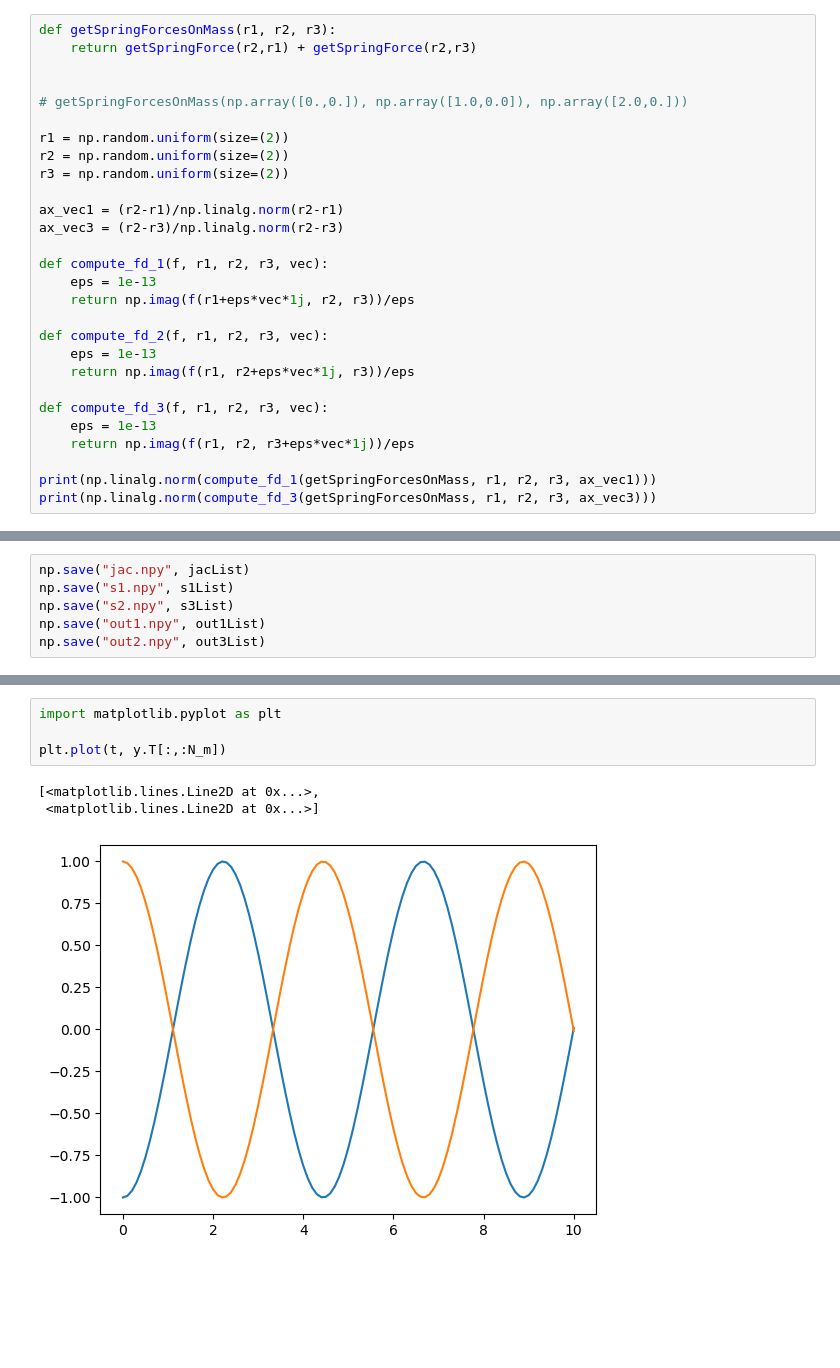
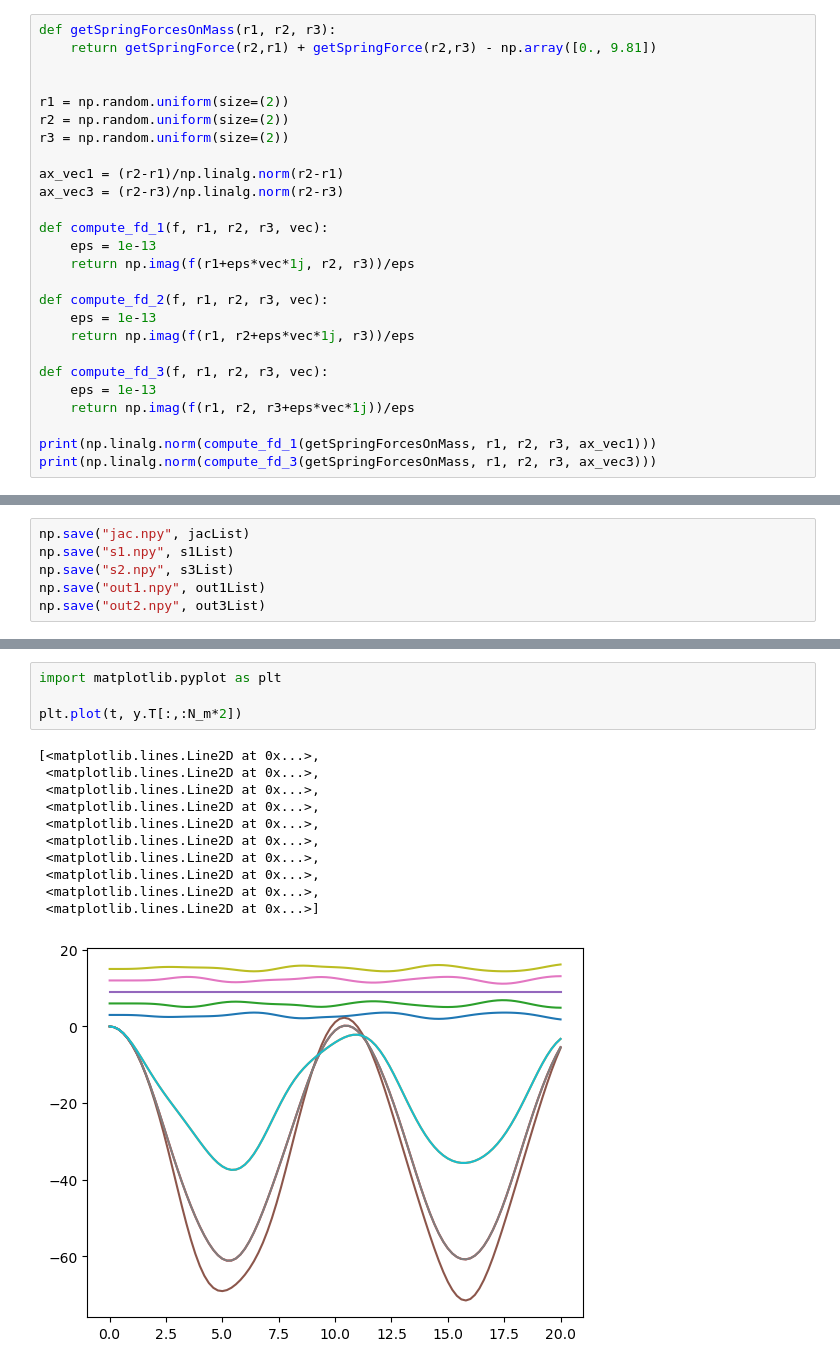
Before and after one commit to CS-433/project2_PINN_ACJ, a Jupyter notebook: data/jacobian-validation.ipynb, the cells around one changed output, grey strips where cells are left out. Drawn from its saved outputs; the diff is of its cells as text; blank space fills up the shorter version.

```diff
--- a/data/jacobian-validation.ipynb
+++ b/data/jacobian-validation.ipynb
@@ -45,10 +34,8 @@ print(np.linalg.norm(ax_vec.T@jac))
 1.37
 # %%
 def getSpringForcesOnMass(r1, r2, r3):
-    return getSpringForce(r2,r1) + getSpringForce(r2,r3)
+    return getSpringForce(r2,r1) + getSpringForce(r2,r3) - np.array([0., 9.81])
 
-
-# getSpringForcesOnMass(np.array([0.,0.]), np.array([1.0,0.0]), np.array([2.0,0.]))
 
 r1 = np.random.uniform(size=(2))
 r2 = np.random.uniform(size=(2))
@@ -178,8 +192,16 @@ y, t = compute_trajectory(x0,x0dot,model)
 # %%
 import matplotlib.pyplot as plt
 
-plt.plot(t, y.T[:,:N_m])
+plt.plot(t, y.T[:,:N_m*2])
 # %% [output]
 [<matplotlib.lines.Line2D at 0x...>,
+ <matplotlib.lines.Line2D at 0x...>,
+ <matplotlib.lines.Line2D at 0x...>,
+ <matplotlib.lines.Line2D at 0x...>,
+ <matplotlib.lines.Line2D at 0x...>,
+ <matplotlib.lines.Line2D at 0x...>,
+ <matplotlib.lines.Line2D at 0x...>,
+ <matplotlib.lines.Line2D at 0x...>,
+ <matplotlib.lines.Line2D at 0x...>,
  <matplotlib.lines.Line2D at 0x...>]
-[figure, old version]
+[figure, new version]
```
Also changed, not shown: parts of 6 cells of this notebook.
